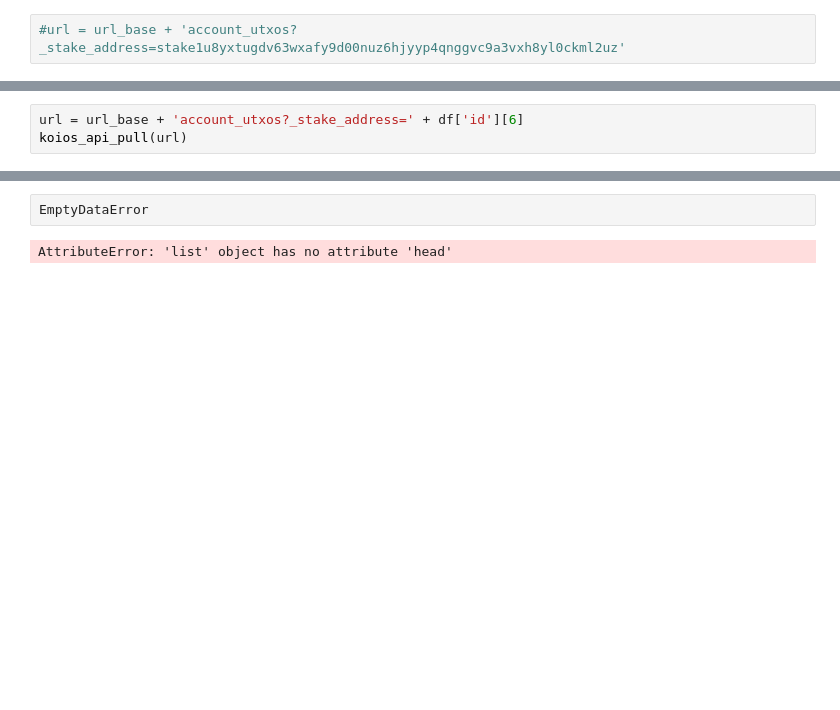
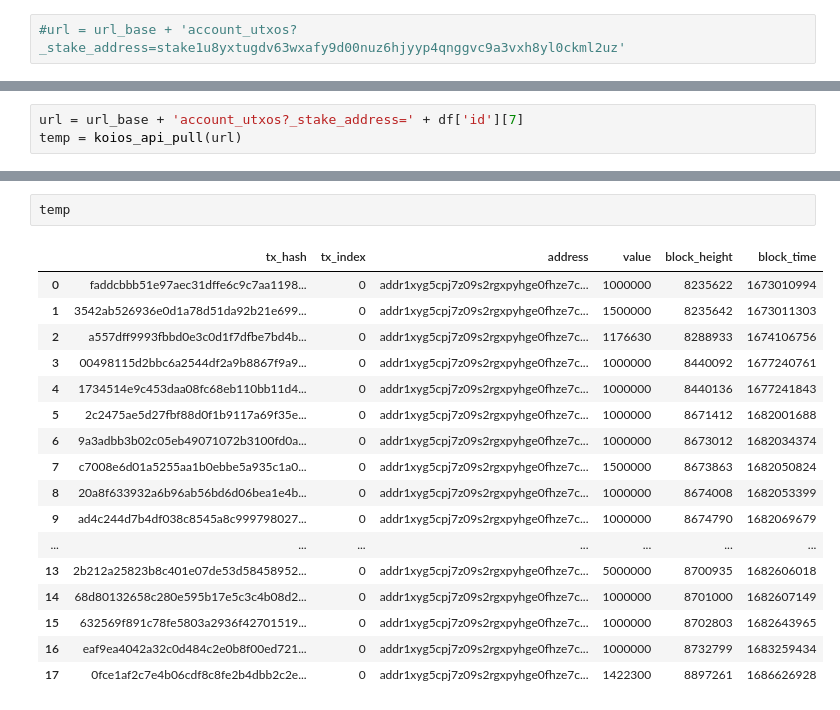
Before and after one commit to parshvadaftari/Cardano_Analysis, a Jupyter notebook: KOIOS_Data_pull/UTxO_Investigation.ipynb, the cells around one changed output, grey strips where cells are left out. Cells and saved outputs as stored; diff of their text form; blank space fills up the shorter version.

```diff
--- a/KOIOS_Data_pull/UTxO_Investigation.ipynb
+++ b/KOIOS_Data_pull/UTxO_Investigation.ipynb
@@ -45,3 +58,3 @@ df['id'][6]
 # %%
-url = url_base + 'account_utxos?_stake_address=' + df['id'][6]
-koios_api_pull(url)
+url = url_base + 'account_utxos?_stake_address=' + df['id'][7]
+temp = koios_api_pull(url)
@@ -66,4 +61,20 @@ koios_api_pull(url)
 # %%
-EmptyDataError
+temp
 # %% [output]
-AttributeError: 'list' object has no attribute 'head'
+|  | tx_hash | tx_index | address | value | block_height | block_time |
+| 0 | faddcbbb51e97aec31dffe6c9c7aa1198... | 0 | addr1xyg5cpj7z09s2rgxpyhge0fhze7c... | 1000000 | 8235622 | 1673010994 |
+| 1 | 3542ab526936e0d1a78d51da92b21e699... | 0 | addr1xyg5cpj7z09s2rgxpyhge0fhze7c... | 1500000 | 8235642 | 1673011303 |
+| 2 | a557dff9993fbbd0e3c0d1f7dfbe7bd4b... | 0 | addr1xyg5cpj7z09s2rgxpyhge0fhze7c... | 1176630 | 8288933 | 1674106756 |
+| 3 | 00498115d2bbc6a2544df2a9b8867f9a9... | 0 | addr1xyg5cpj7z09s2rgxpyhge0fhze7c... | 1000000 | 8440092 | 1677240761 |
+| 4 | 1734514e9c453daa08fc68eb110bb11d4... | 0 | addr1xyg5cpj7z09s2rgxpyhge0fhze7c... | 1000000 | 8440136 | 1677241843 |
+| 5 | 2c2475ae5d27fbf88d0f1b9117a69f35e... | 0 | addr1xyg5cpj7z09s2rgxpyhge0fhze7c... | 1000000 | 8671412 | 1682001688 |
+| 6 | 9a3adbb3b02c05eb49071072b3100fd0a... | 0 | addr1xyg5cpj7z09s2rgxpyhge0fhze7c... | 1000000 | 8673012 | 1682034374 |
+| 7 | c7008e6d01a5255aa1b0ebbe5a935c1a0... | 0 | addr1xyg5cpj7z09s2rgxpyhge0fhze7c... | 1500000 | 8673863 | 1682050824 |
+| 8 | 20a8f633932a6b96ab56bd6d06bea1e4b... | 0 | addr1xyg5cpj7z09s2rgxpyhge0fhze7c... | 1000000 | 8674008 | 1682053399 |
+| 9 | ad4c244d7b4df038c8545a8c999798027... | 0 | addr1xyg5cpj7z09s2rgxpyhge0fhze7c... | 1000000 | 8674790 | 1682069679 |
+| ... | ... | ... | ... | ... | ... | ... |
+| 13 | 2b212a25823b8c401e07de53d58458952... | 0 | addr1xyg5cpj7z09s2rgxpyhge0fhze7c... | 5000000 | 8700935 | 1682606018 |
+| 14 | 68d80132658c280e595b17e5c3c4b08d2... | 0 | addr1xyg5cpj7z09s2rgxpyhge0fhze7c... | 1000000 | 8701000 | 1682607149 |
+| 15 | 632569f891c78fe5803a2936f42701519... | 0 | addr1xyg5cpj7z09s2rgxpyhge0fhze7c... | 1000000 | 8702803 | 1682643965 |
+| 16 | eaf9ea4042a32c0d484c2e0b8f00ed721... | 0 | addr1xyg5cpj7z09s2rgxpyhge0fhze7c... | 1000000 | 8732799 | 1683259434 |
+| 17 | 0fce1af2c7e4b06cdf8c8fe2b4dbb2c2e... | 0 | addr1xyg5cpj7z09s2rgxpyhge0fhze7c... | 1422300 | 8897261 | 1686626928 |
```
Also changed, not shown: parts of 11 cells of this notebook.
